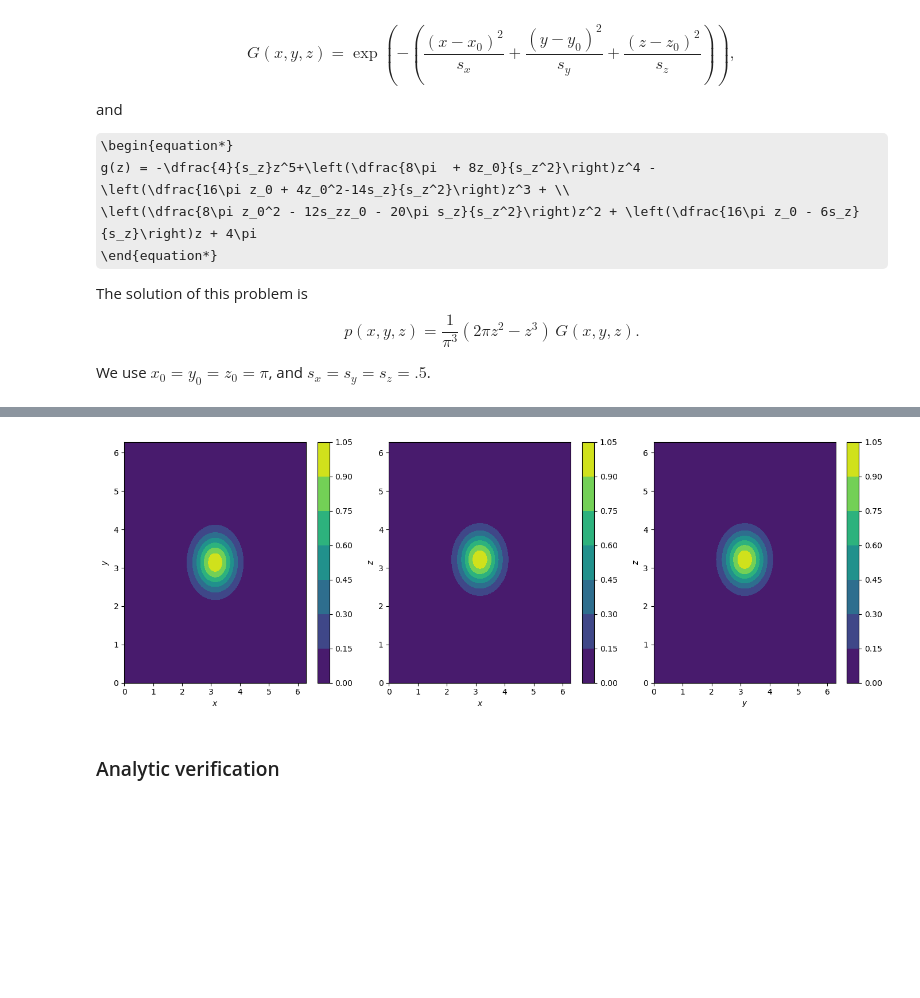
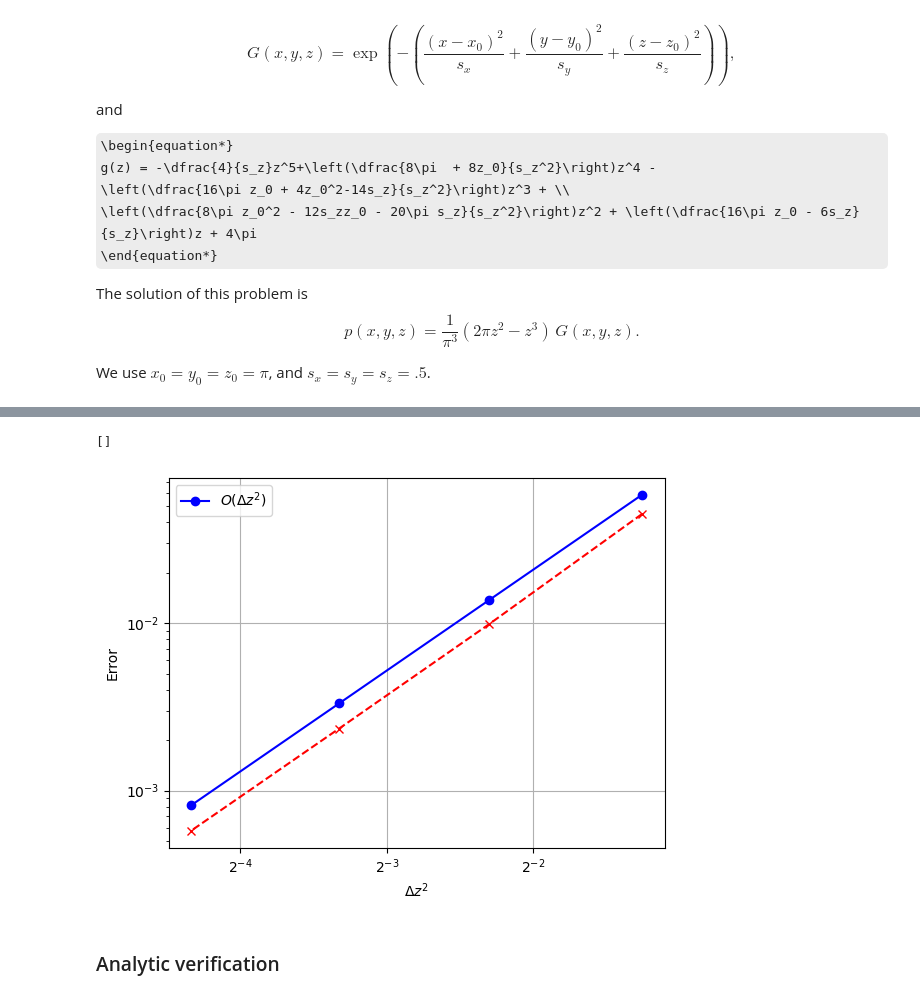
Before and after one commit to dsanmartin/fftfd, a Jupyter notebook: demo.ipynb, the cells around one changed output, grey strips where cells are left out. Cells and saved outputs as stored; diff of their text form; code cells hidden in the pictures; some formulas as TeX source; blank space fills up the shorter version.

```diff
--- a/demo.ipynb
+++ b/demo.ipynb
@@ -109,3 +117,16 @@ plt.plot()
+# %%
+plt.plot(dzs, errors, 'x--r')
+plt.plot(dzs, dzs ** 2 / 3, 'b-o', label=r'$O(\Delta z^2)$')
+plt.grid(True)
+plt.yscale('log')
+plt.xlabel(r'$\Delta z^2$')
+plt.ylabel('Error')
+plt.xscale('log', base=2)
+plt.legend()
+plt.plot()
+# %% [output]
+[]
+[figure, added]
 # %%
 # Nx, Ny, Nz = 128, 128, 128
 # x = np.linspace(0, 2 * np.pi, Nx)
@@ -135,7 +152,3 @@ P_a = fftfd(F, x, y, z)
-# %%
-plot(x, y, z, P)
-# %% [output]
-[figure, removed]
 # %% [markdown]
 ### Analytic verification
 # %%
```
Also changed, not shown: parts of 4 cells of this notebook, 1 other file.
